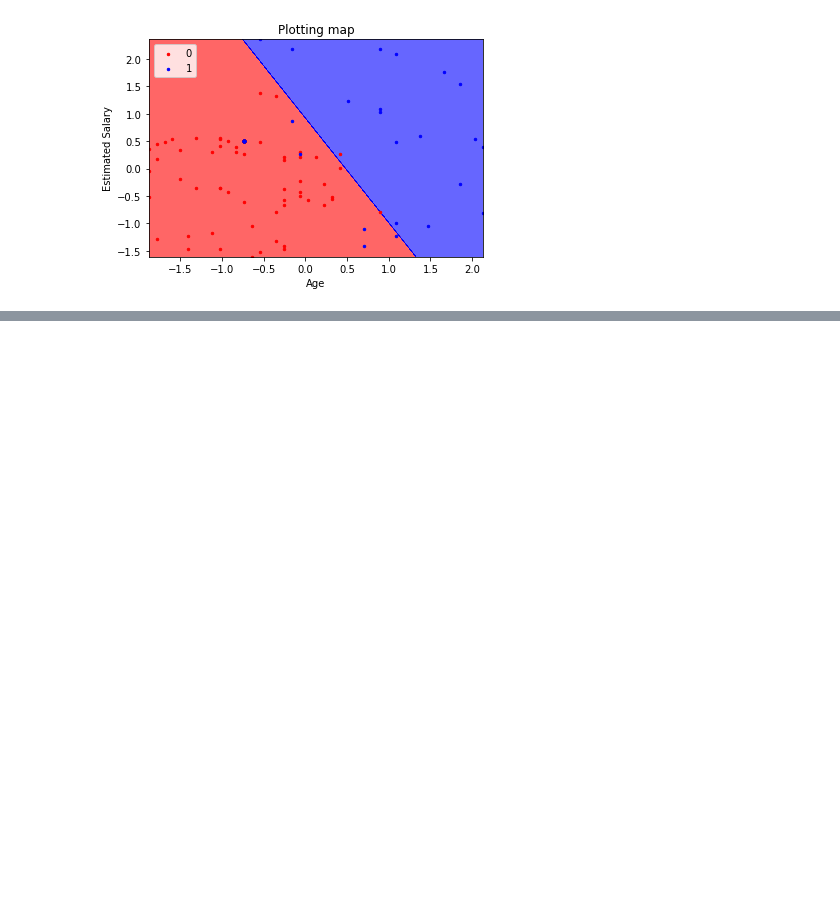
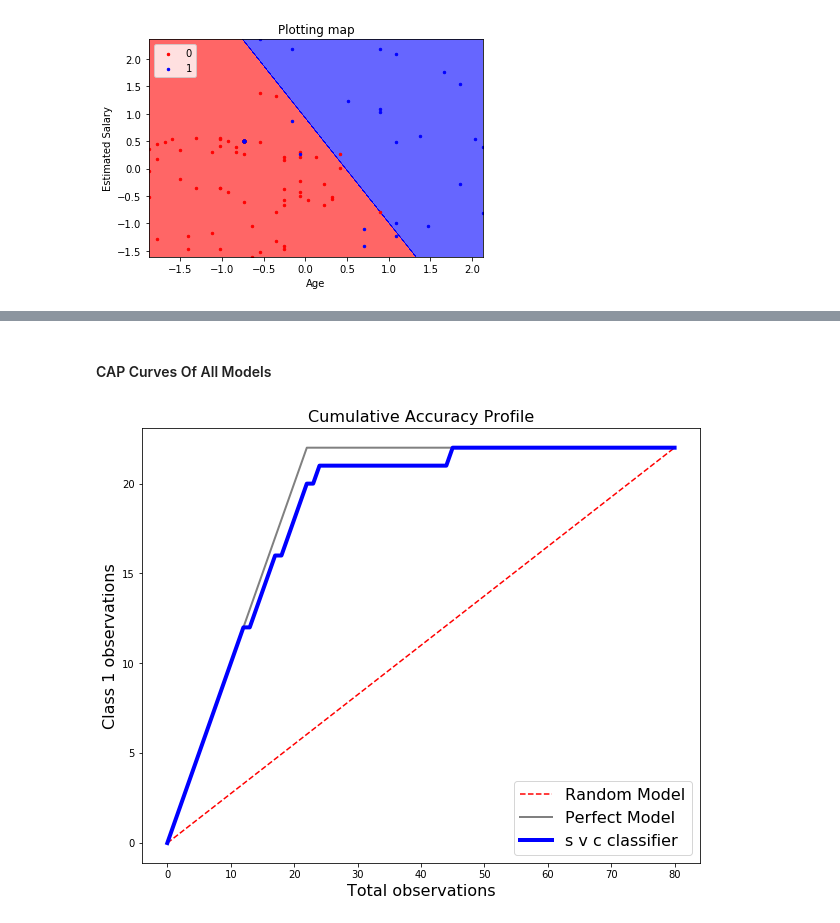
Before and after one commit to SunnyRaj94/Advance-Machine-Learning, a Jupyter notebook: error_analysis_and_reduction/01_ad_click_prediction.ipynb, the cells around one changed output, grey strips where cells are left out. Cells and saved outputs as stored; diff of their text form; code cells hidden in the pictures; blank space fills up the shorter version.

Commit message:
refactored:added cap curves and error analysis scores

```diff
--- a/error_analysis_and_reduction/01_ad_click_prediction.ipynb
+++ b/error_analysis_and_reduction/01_ad_click_prediction.ipynb
@@ -71,7 +71,7 @@ decision_classifier = fit_or_predict(train_X,train_Y,DecisionTreeClassifier(),1)
 naive_classifier = fit_or_predict(train_X,train_Y,GaussianNB(),1)
 knn_classifier = fit_or_predict(train_X,train_Y,KNeighborsClassifier(),1)
 logistic_classifier = fit_or_predict(train_X,train_Y,LogisticRegression(),1)
-svc_classifier = fit_or_predict(train_X,train_Y,SVC(),1)
+svc_classifier = fit_or_predict(train_X,train_Y,SVC(probability=True),1)
 forest_classifier = fit_or_predict(train_X,train_Y,RandomForestClassifier(),1)
 # %% [markdown]
 ## predicting outputs
@@ -235,0 +272,7 @@ plot_colormap(test_X,test_Y,"Plotting map",forest_classifier,ListedColormap(('re
+# %% [markdown]
+#### CAP Curves Of All Models
+# %%
+label="s v c classifier"
+plot_cap(test_X,test_Y,label,svc_classifier)
+# %% [output]
+[figure, added]
```
Also changed, not shown: parts of 14 cells of this notebook.
